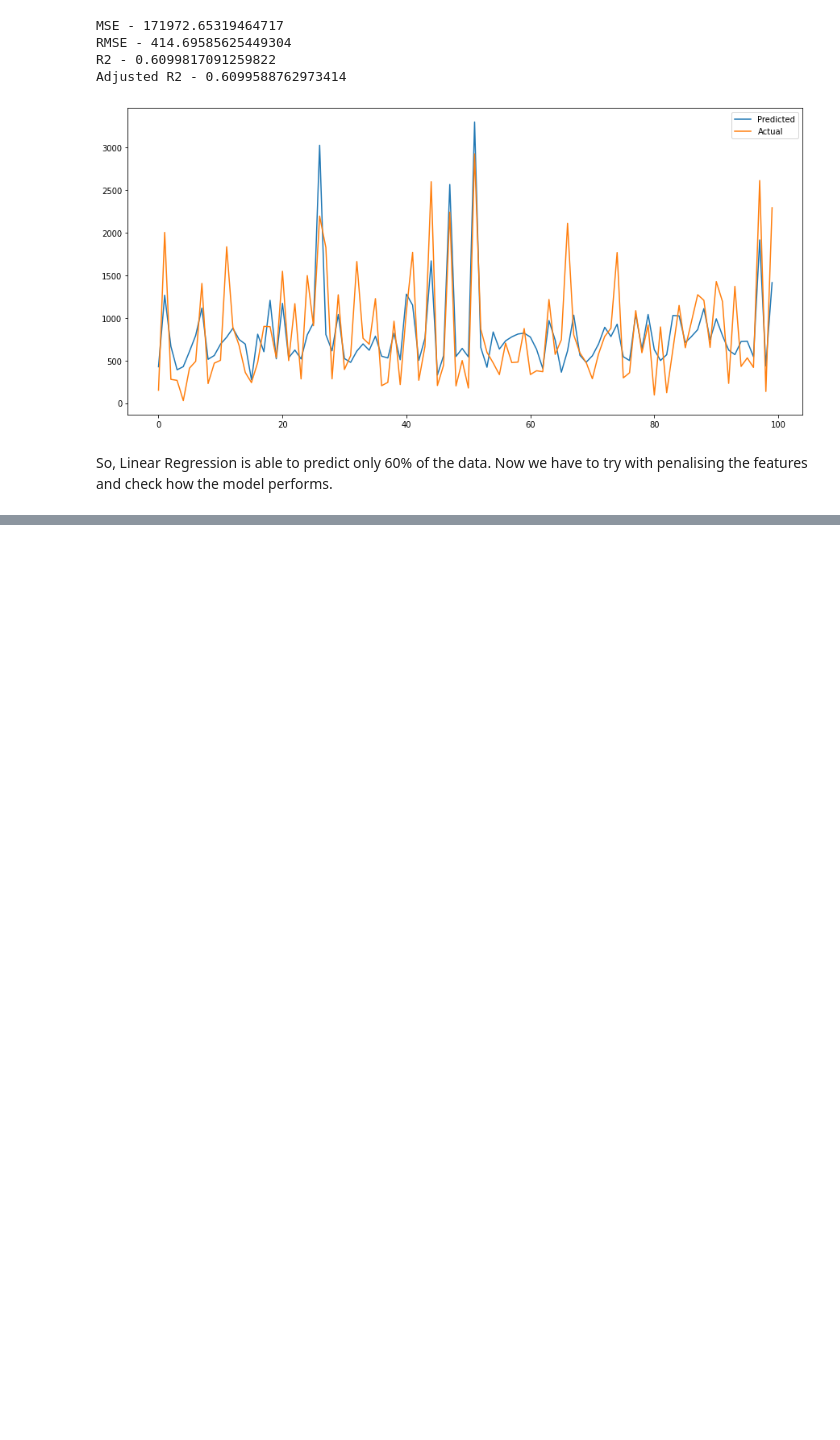
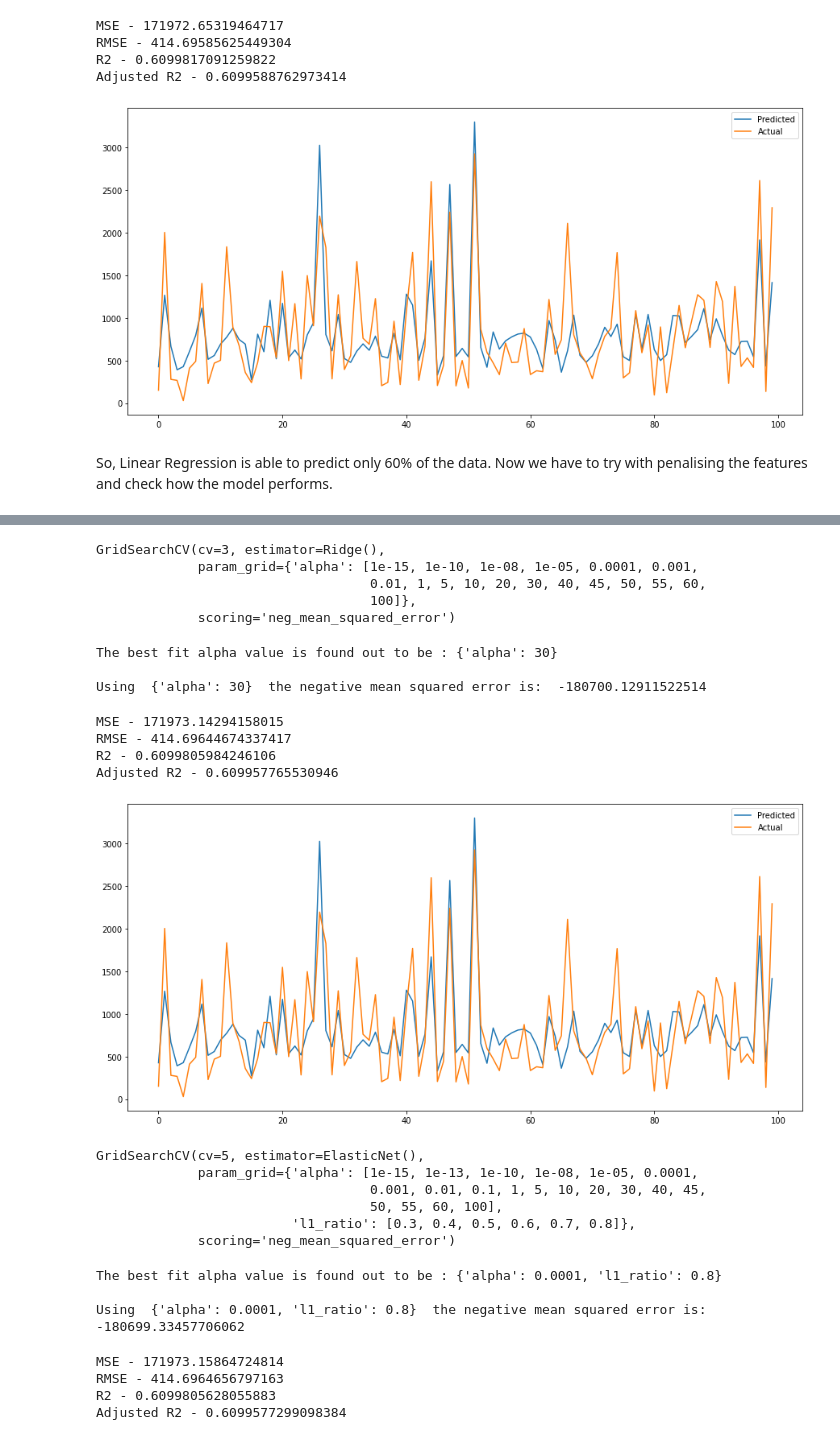
Before and after one commit to Prashant-Shaw/NYC-Taxi-Trip-Time-Prediction, a Jupyter notebook: NYC_Taxi_Trip_Time_Prediction_Capstone_Project.ipynb, the cells around one changed output, grey strips where cells are left out. Saved outputs shown, nothing was run; the diff lists cells and outputs as text; code cells hidden in the pictures; blank space fills up the shorter version.

```diff
--- a/NYC_Taxi_Trip_Time_Prediction_Capstone_Project.ipynb
+++ b/NYC_Taxi_Trip_Time_Prediction_Capstone_Project.ipynb
@@ -993,0 +1046,53 @@ So, Linear Regression is able to predict only 60% of the data. Now we have to tr
+# %%
+ridge = Ridge()
+parameters = {'alpha': [1e-15,1e-10,1e-8,1e-5,1e-4,1e-3,1e-2,1,5,10,20,30,40,45,50,55,60,100]}
+ridge_regressor = GridSearchCV(ridge, parameters, scoring='neg_mean_squared_error', cv=3)
+ridge_regressor.fit(X_train,y_train)
+# %% [output]
+GridSearchCV(cv=3, estimator=Ridge(),
+             param_grid={'alpha': [1e-15, 1e-10, 1e-08, 1e-05, 0.0001, 0.001,
+                                   0.01, 1, 5, 10, 20, 30, 40, 45, 50, 55, 60,
+                                   100]},
+             scoring='neg_mean_squared_error')
+# %%
+print("The best fit alpha value is found out to be :" ,ridge_regressor.best_params_)
+print("\nUsing ",ridge_regressor.best_params_, " the negative mean squared error is: ", ridge_regressor.best_score_)
+# %% [output]
+The best fit alpha value is found out to be : {'alpha': 30}
+
+Using  {'alpha': 30}  the negative mean squared error is:  -180700.12911522514
+# %%
+y_pred_ridge = ridge_regressor.predict(X_test)
+# %%
+#Checking all the evaluation matrix
+MSE_ridge, RMSE_ridge, R2_ridge, Adj_R2_ridge = evalutaionmetric(X_test, y_test, y_pred_ridge)
+print(f'MSE - {MSE_ridge}\nRMSE - {RMSE_ridge}\nR2 - {R2_ridge}\nAdjusted R2 - {Adj_R2_ridge}')
+# %% [output]
+MSE - 171973.14294158015
+RMSE - 414.69644674337417
+R2 - 0.6099805984246106
+Adjusted R2 - 0.609957765530946
+# %%
+#Displaying the comparison between Predicted and Actual values for the first 100 entries in the test data.
+predicted_actual_plot(y_test, y_pred_ridge)
+# %% [output]
+[figure, added]
+# %%
+elastic = ElasticNet()
+parameters = {'alpha': [1e-15,1e-13,1e-10,1e-8,1e-5,1e-4,1e-3,1e-2,1e-1,1,5,10,20,30,40,45,50,55,60,100],'l1_ratio':[0.3,0.4,0.5,0.6,0.7,0.8]}
+elastic_regressor = GridSearchCV(elastic, parameters, scoring='neg_mean_squared_error',cv=5)
+elastic_regressor.fit(X_train, y_train)
+# %% [output]
+GridSearchCV(cv=5, estimator=ElasticNet(),
+             param_grid={'alpha': [1e-15, 1e-13, 1e-10, 1e-08, 1e-05, 0.0001,
+                                   0.001, 0.01, 0.1, 1, 5, 10, 20, 30, 40, 45,
+                                   50, 55, 60, 100],
+                         'l1_ratio': [0.3, 0.4, 0.5, 0.6, 0.7, 0.8]},
+             scoring='neg_mean_squared_error')
+# %%
+print("The best fit alpha value is found out to be :" ,elastic_regressor.best_params_)
+print("\nUsing ",elastic_regressor.best_params_, " the negative mean squared error is: ", elastic_regressor.best_score_)
+# %% [output]
+The best fit alpha value is found out to be : {'alpha': 0.0001, 'l1_ratio': 0.8}
+
+Using  {'alpha': 0.0001, 'l1_ratio': 0.8}  the negative mean squared error is:  -180699.33457706062
@@ -993,0 +1101,9 @@ So, Linear Regression is able to predict only 60% of the data. Now we have to tr
+# %%
+#Checking all the evaluation matrix
+MSE_en, RMSE_en, R2_en, Adj_R2_en = evalutaionmetric(X_test, y_test, y_pred_elastic)
+print(f'MSE - {MSE_en}\nRMSE - {RMSE_en}\nR2 - {R2_en}\nAdjusted R2 - {Adj_R2_en}')
+# %% [output]
+MSE - 171973.15864724814
+RMSE - 414.6964656797163
+R2 - 0.6099805628055883
+Adjusted R2 - 0.6099577299098384
```
Also changed, not shown: parts of 14 cells of this notebook.
